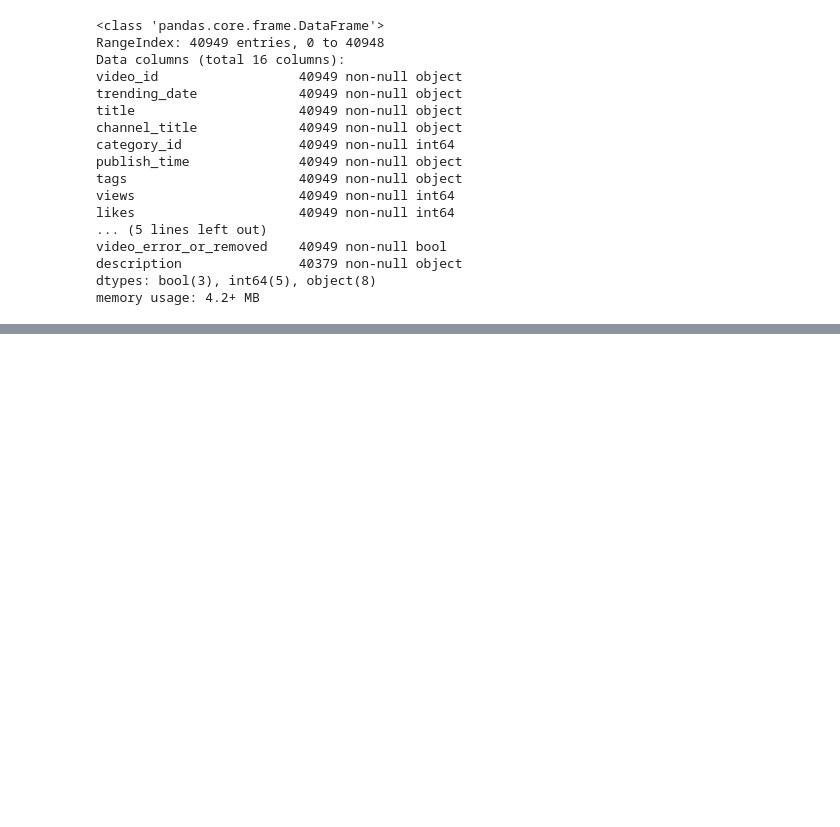
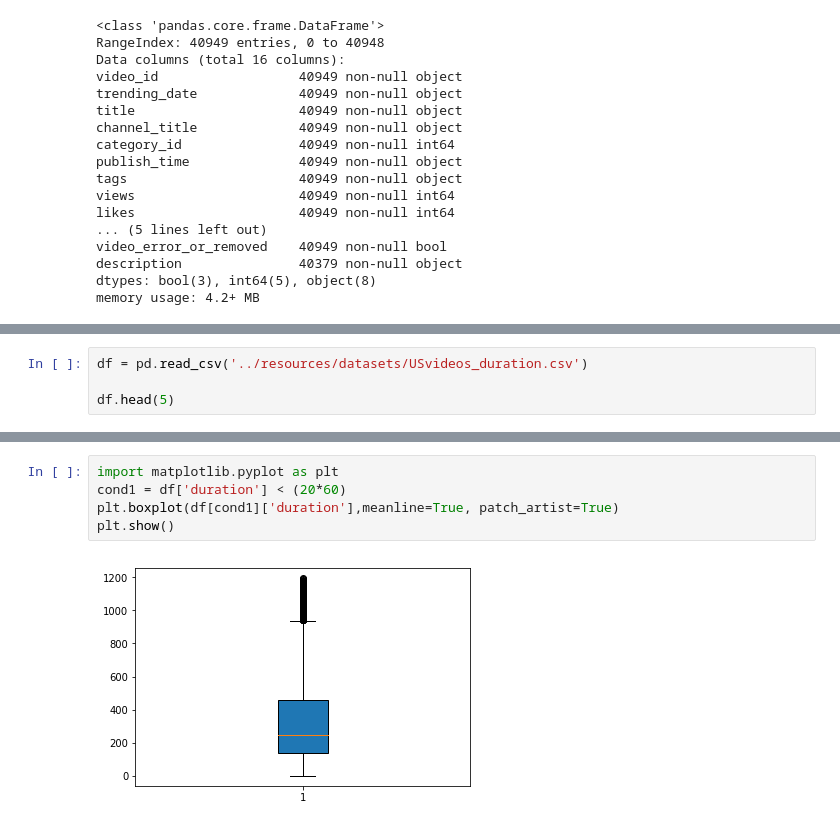
Before and after one commit to buddyguy423/DataScienceProject1, a Jupyter notebook: documents/Alex_Brainstorm.ipynb, the cells around one changed output, grey strips where cells are left out. Cells and saved outputs as stored; diff of their text form; blank space fills up the shorter version.

```diff
--- a/documents/Alex_Brainstorm.ipynb
+++ b/documents/Alex_Brainstorm.ipynb
@@ -196,0 +330,4 @@ df[cond].head(5)
+# %%
+df = pd.read_csv('../resources/datasets/USvideos_duration.csv')
+
+df.head(5)
@@ -196,0 +341,7 @@ df[cond].head(5)
+# %%
+import matplotlib.pyplot as plt
+cond1 = df['duration'] < (20*60)
+plt.boxplot(df[cond1]['duration'],meanline=True, patch_artist=True)
+plt.show()
+# %% [output]
+[figure, added]
```
Also changed, not shown: parts of 15 cells of this notebook, 6 other files.
